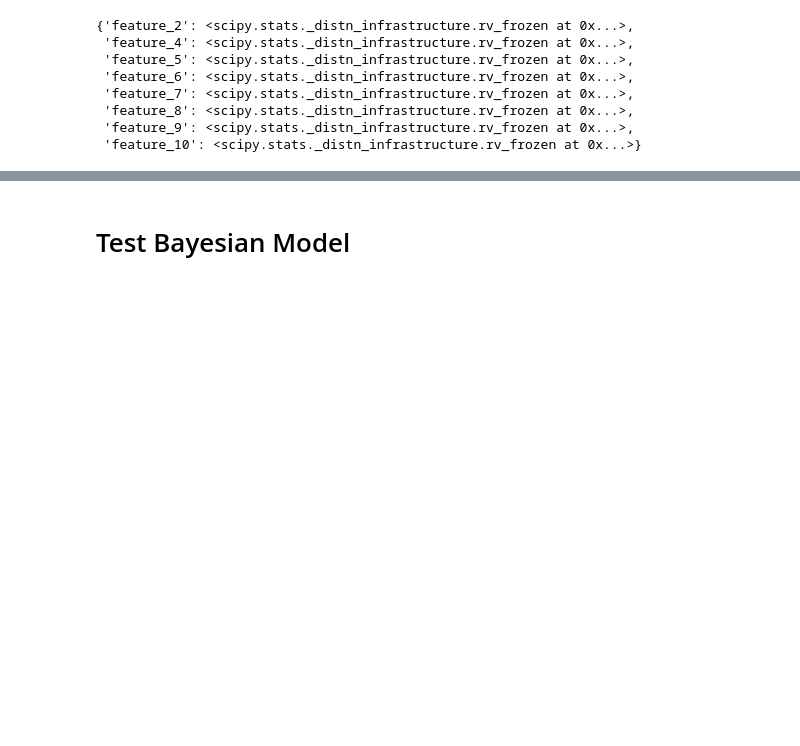
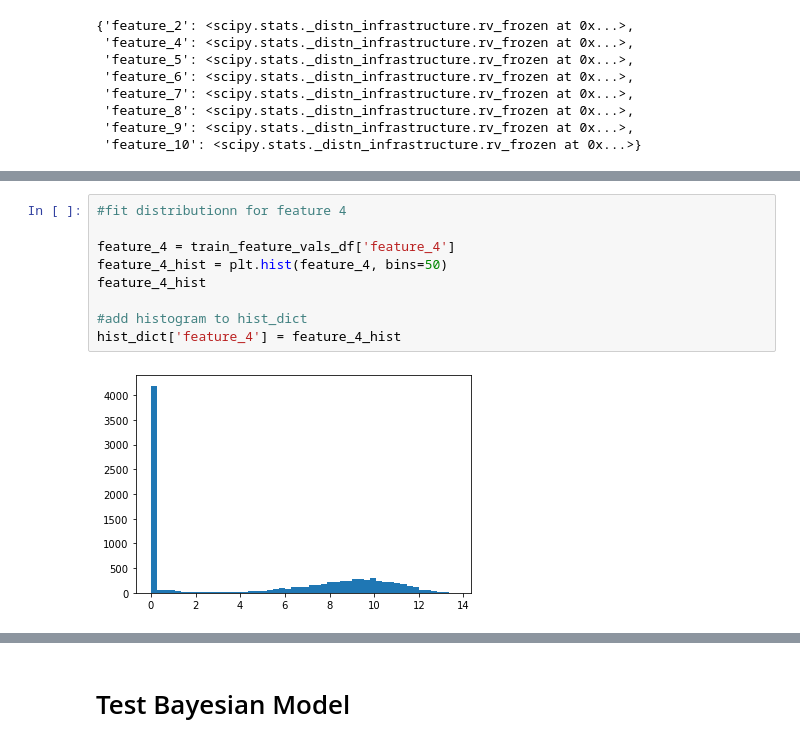
Before and after one commit to jnshzk/CCM_project, a Jupyter notebook: bayesian_model.ipynb, the cells around one changed output, grey strips where cells are left out. Cells and saved outputs as stored; diff of their text form; blank space fills up the shorter version.

```diff
--- a/bayesian_model.ipynb
+++ b/bayesian_model.ipynb
@@ -71,0 +131,11 @@ feature_dists_5
+# %%
+#fit distributionn for feature 4
+
+feature_4 = train_feature_vals_df['feature_4']
+feature_4_hist = plt.hist(feature_4, bins=50)
+feature_4_hist
+
+#add histogram to hist_dict
+hist_dict['feature_4'] = feature_4_hist
+# %% [output]
+[figure, added]
```
Also changed, not shown: parts of 30 cells of this notebook.
